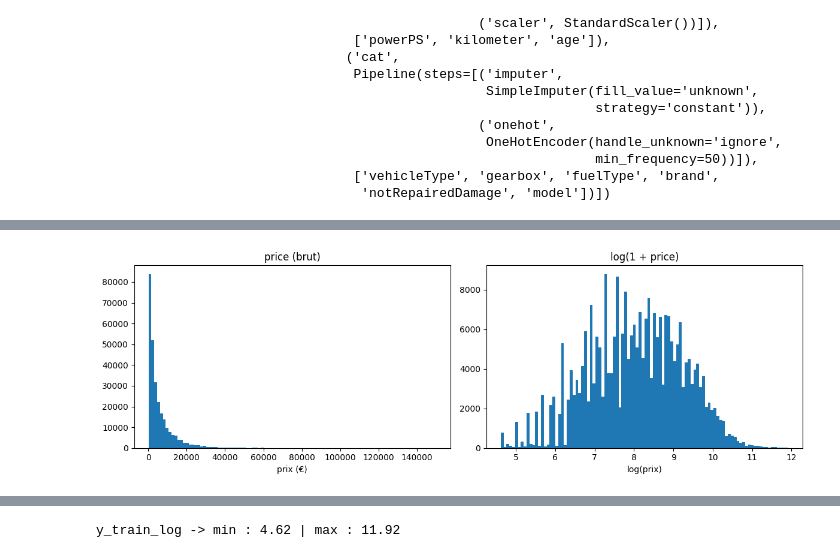
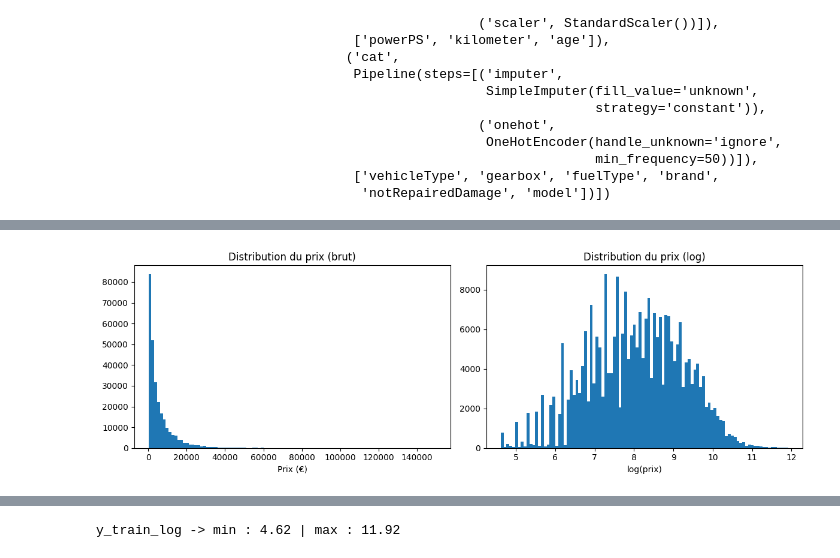
Before and after one commit to badidiM/ML_project_carprice_prediction, a Jupyter notebook: notebook.ipynb, the cells around one changed output, grey strips where cells are left out. Drawn from its saved outputs; the diff is of its cells as text; code cells hidden in the pictures.

Commit message:
Notebook commenté + graphes EDA

```diff
--- a/notebook.ipynb
+++ b/notebook.ipynb
@@ -234,17 +265,15 @@ ColumnTransformer(transformers=[('num',
 # %%
 import matplotlib.pyplot as plt
-
+# Je compare la distribution du prix brut (gauche) et après log (droite)
 fig, axes = plt.subplots(1, 2, figsize=(12, 4))
-
 axes[0].hist(y_train, bins=100)
-axes[0].set_title("price (brut)")
-axes[0].set_xlabel("prix (€)")
-
+axes[0].set_title("Distribution du prix (brut)")
+axes[0].set_xlabel("Prix (€)")
 axes[1].hist(np.log1p(y_train), bins=100)
-axes[1].set_title("log(1 + price)")
+axes[1].set_title("Distribution du prix (log)")
 axes[1].set_xlabel("log(prix)")
-
 plt.tight_layout()
+plt.savefig('graphe_distribution_prix.png', dpi=150, bbox_inches='tight')
 plt.show()
 # %% [output]
-[figure, old version]
+[figure, new version]
```
Also changed, not shown: parts of 39 cells of this notebook, 6 other files.
